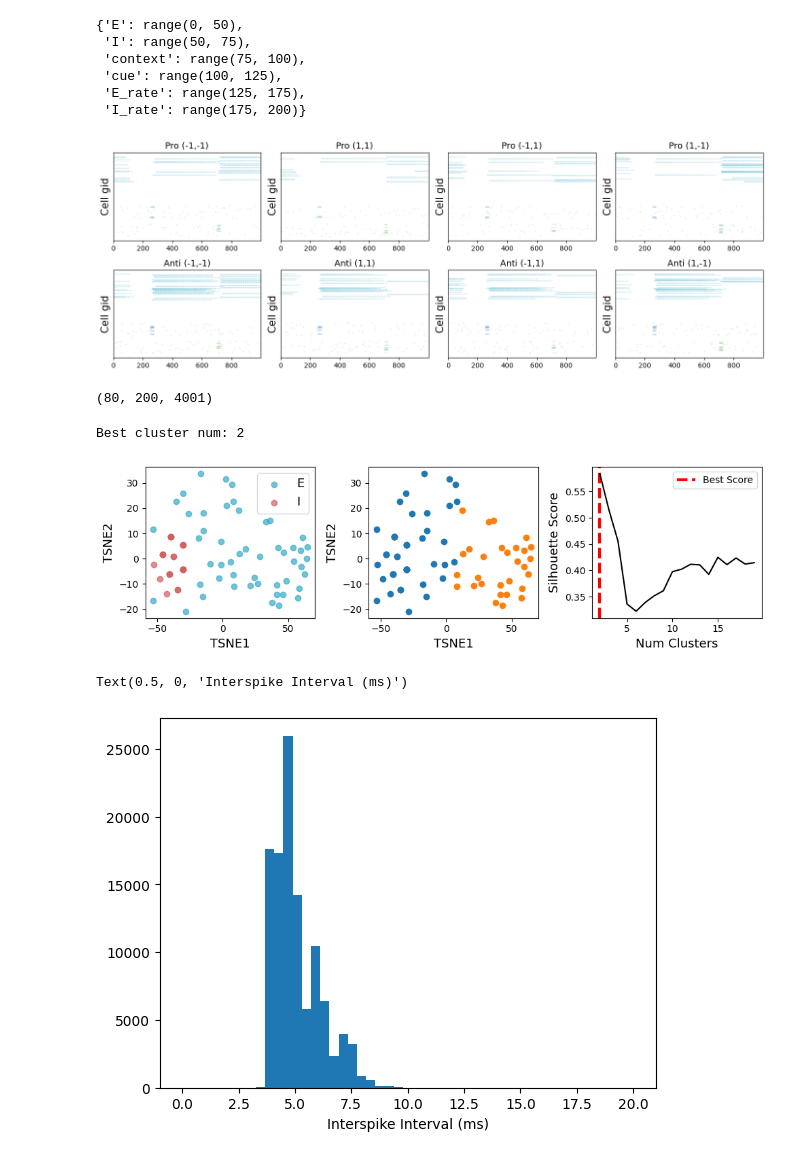
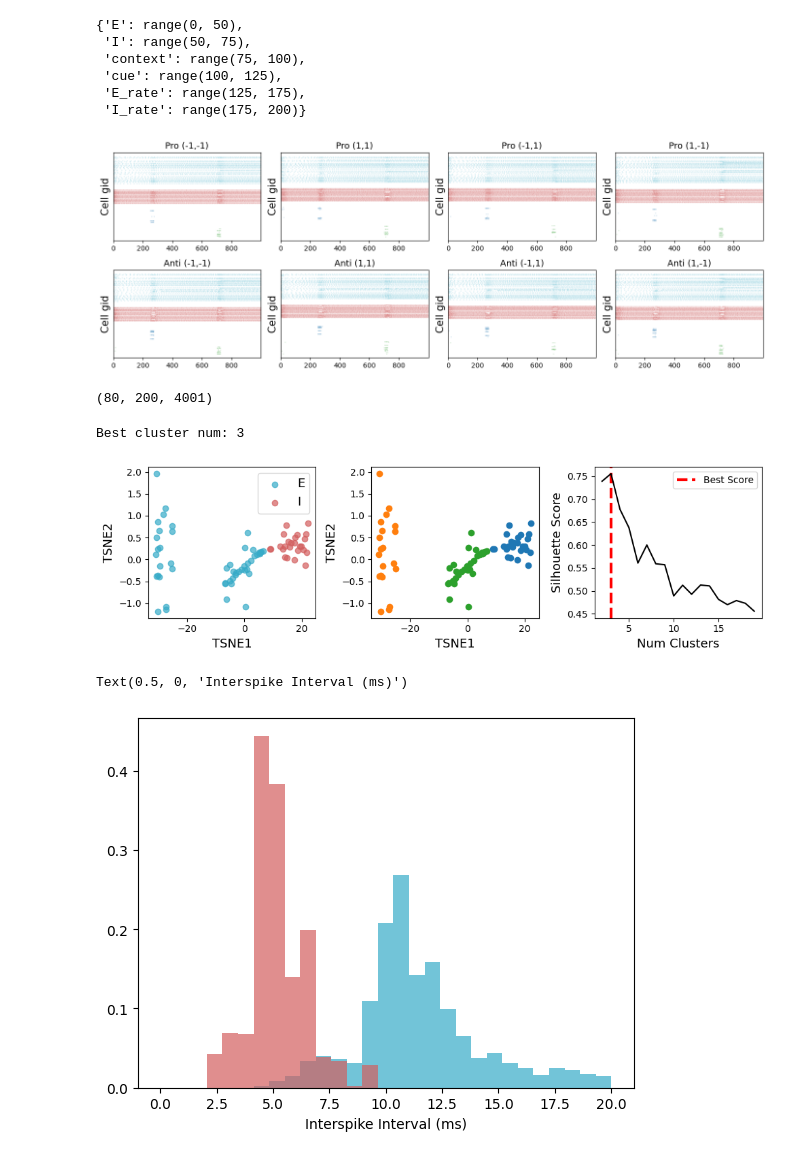
Before and after one commit to ntolley/dendractor, a Jupyter notebook: figures/plot_memorycontext_simnets.ipynb, the cells around one changed output. Cells and saved outputs as stored; diff of their text form; code cells hidden in the pictures.

```diff
--- a/figures/plot_memorycontext_simnets.ipynb
+++ b/figures/plot_memorycontext_simnets.ipynb
@@ -76,8 +50,8 @@ print(list(random_init_dict.keys()))
 # %% [output]
 ['Edend_Idend', 'Edend_Isoma', 'Edend_Isomadend', 'Esoma_Idend', 'Esoma_Isoma', 'Esoma_Isomadend', 'Esomadend_Idend', 'Esomadend_Isoma', 'Esomadend_Isomadend']
 # %%
-# res_dict = random_init_dict['Esoma_Isoma']
-res_dict = random_init_dict['Esoma_Idend']
+res_dict = random_init_dict['Esoma_Isoma']
+# res_dict = random_init_dict['Esoma_Idend']
 # res_dict = random_init_dict['Esoma_Isomadend']
 
 # res_dict = random_init_dict['Edend_Isoma']
@@ -212,7 +186,7 @@ for plot_idx, sim_idx in enumerate(range(num_cond)):
     plt.title(input_names[plot_idx], fontsize=labelsize)
     plt.tight_layout()
 # %% [output]
-[figure, old version]
+[figure, new version]
 # %%
 output_array.shape
 # %% [output]
@@ -259,7 +233,7 @@ print(f'Best cluster num: {best_n_clusters}')
 clusterer = KMeans(n_clusters=best_n_clusters, random_state=10)
 best_cluster_labels = clusterer.fit_predict(model1.simnets_points)
 # %% [output]
-Best cluster num: 2
+Best cluster num: 3
 # %%
 labelsize = 13
 ticksize = 10
@@ -298,7 +272,7 @@ plt.yticks(fontsize=ticksize)
 
 plt.tight_layout()
 # %% [output]
-[figure, old version]
+[figure, new version]
 # %%
 isi_dict = dict()
 for cell_type in cell_type_list:
@@ -309,9 +283,10 @@ for cell_type in cell_type_list:
         isi_list.append(isi)
     isi_dict[cell_type] = np.concatenate(isi_list) * dt
 # %%
-bins = np.linspace(0, 20, 50)
-plt.hist(isi_dict['E'], bins=bins)
+bins = np.linspace(0, 20, 30)
+plt.hist(isi_dict['E'], bins=bins, alpha=0.7, density=True, color=spike_color_dict['E'])
+plt.hist(isi_dict['I'], bins=bins, alpha=0.7, density=True, color=spike_color_dict['I'])
 plt.xlabel('Interspike Interval (ms)')
 # %% [output]
 Text(0.5, 0, 'Interspike Interval (ms)')
-[figure, old version]
+[figure, new version]
```
Also changed, not shown: parts of 4 cells of this notebook, 4 other files.
